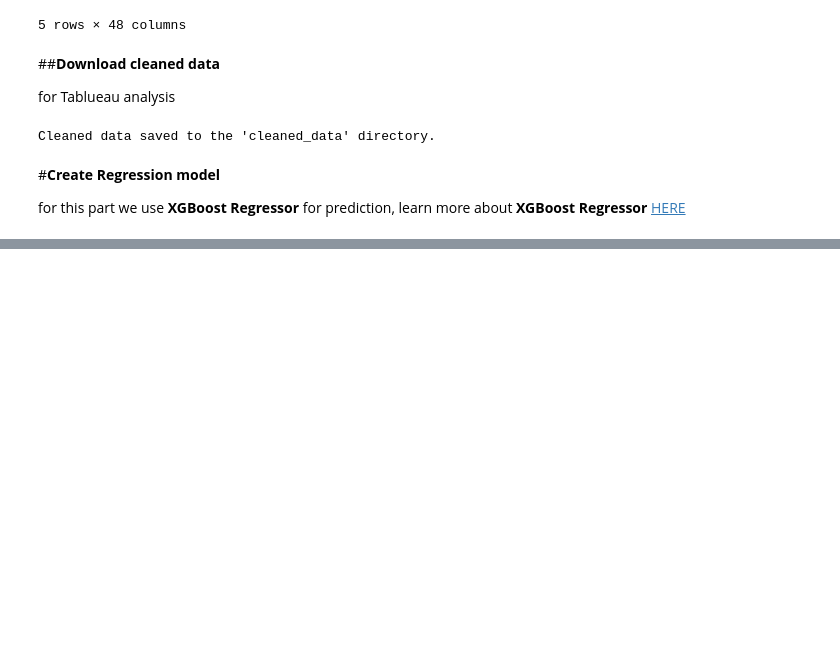
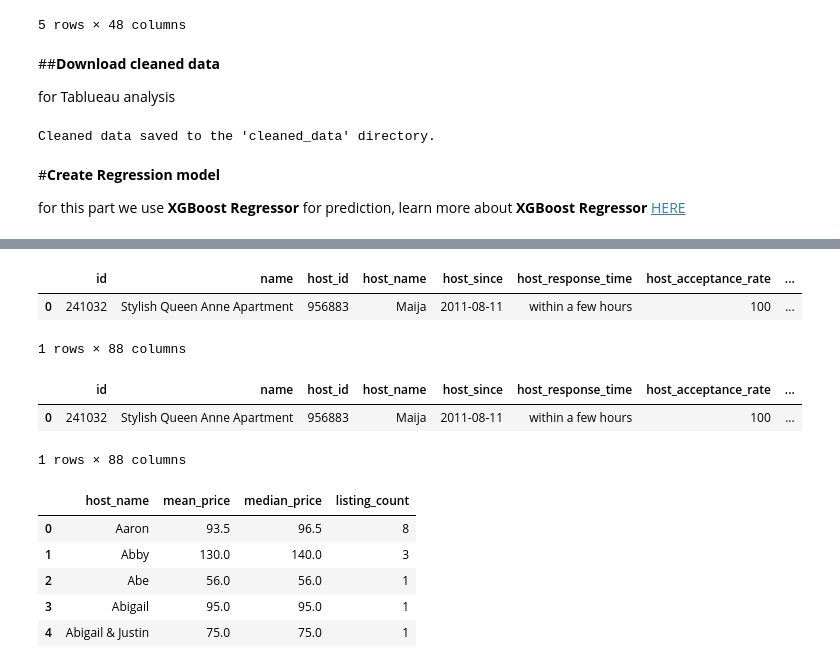
Before and after one commit to Attachai-S/cp372-125PN-131AS-132AY, a Jupyter notebook: cp372_report.ipynb, the cells around one changed output, grey strips where cells are left out. Saved outputs shown, nothing was run; the diff lists cells and outputs as text; code cells hidden in the pictures; blank space fills up the shorter version.

```diff
--- a/cp372_report.ipynb
+++ b/cp372_report.ipynb
@@ -490,3 +497,6 @@ Cleaned data saved to the 'cleaned_data' directory.
 #**Create Regression model**
 
 for this part we use **XGBoost Regressor** for prediction, learn more about **XGBoost Regressor** [HERE](https://www.geeksforgeeks.org/xgboost-for-regression/)
+# %%
+cleanedDf = pd.read_csv("cleaned_data/listing.csv")
+cleanedDf.head()
@@ -492,0 +511,6 @@ for this part we use **XGBoost Regressor** for prediction, learn more about **XG
+# %%
+cleanedDf['amenities'] = cleanedDf['amenities'].str.replace('[{}]', '')  # Remove curly braces
+cleanedDf['amenities'] = cleanedDf['amenities'].str.split(',')  # Split amenities by commas
+
+# Explode the amenities into separate rows
+exploded_amenities = cleanedDf['amenities'].explode()
@@ -492,0 +525,6 @@ for this part we use **XGBoost Regressor** for prediction, learn more about **XG
+# %%
+cleanedDf.head(1)
+# %% [output]
+|  | id | name | host_id | host_name | host_since | host_response_time | host_acceptance_rate | ... |
+| 0 | 241032 | Stylish Queen Anne Apartment | 956883 | Maija | 2011-08-11 | within a few hours | 100 | ... |
+1 rows × 88 columns
@@ -492,0 +535,18 @@ for this part we use **XGBoost Regressor** for prediction, learn more about **XG
+# %%
+cleanedDf.head(1)
+# %% [output]
+|  | id | name | host_id | host_name | host_since | host_response_time | host_acceptance_rate | ... |
+| 0 | 241032 | Stylish Queen Anne Apartment | 956883 | Maija | 2011-08-11 | within a few hours | 100 | ... |
+1 rows × 88 columns
+# %%
+host_stats = cleanedDf.groupby('host_name')['price'].agg(['mean', 'median', 'count']).reset_index()
+
+host_stats.columns = ['host_name', 'mean_price', 'median_price', 'listing_count']
+host_stats.head()
+# %% [output]
+|  | host_name | mean_price | median_price | listing_count |
+| 0 | Aaron | 93.5 | 96.5 | 8 |
+| 1 | Abby | 130.0 | 140.0 | 3 |
+| 2 | Abe | 56.0 | 56.0 | 1 |
+| 3 | Abigail | 95.0 | 95.0 | 1 |
+| 4 | Abigail & Justin | 75.0 | 75.0 | 1 |
```
Also changed, not shown: parts of 16 cells of this notebook.
